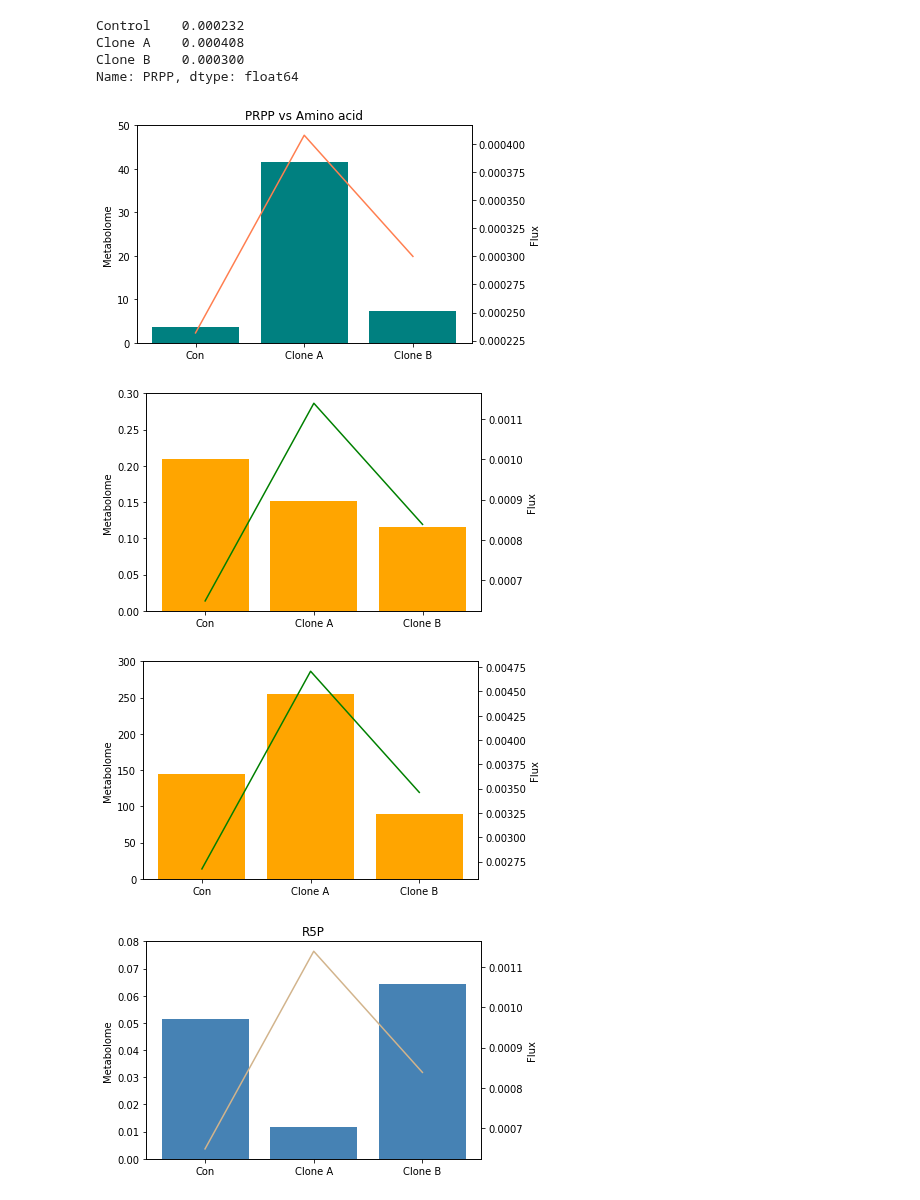
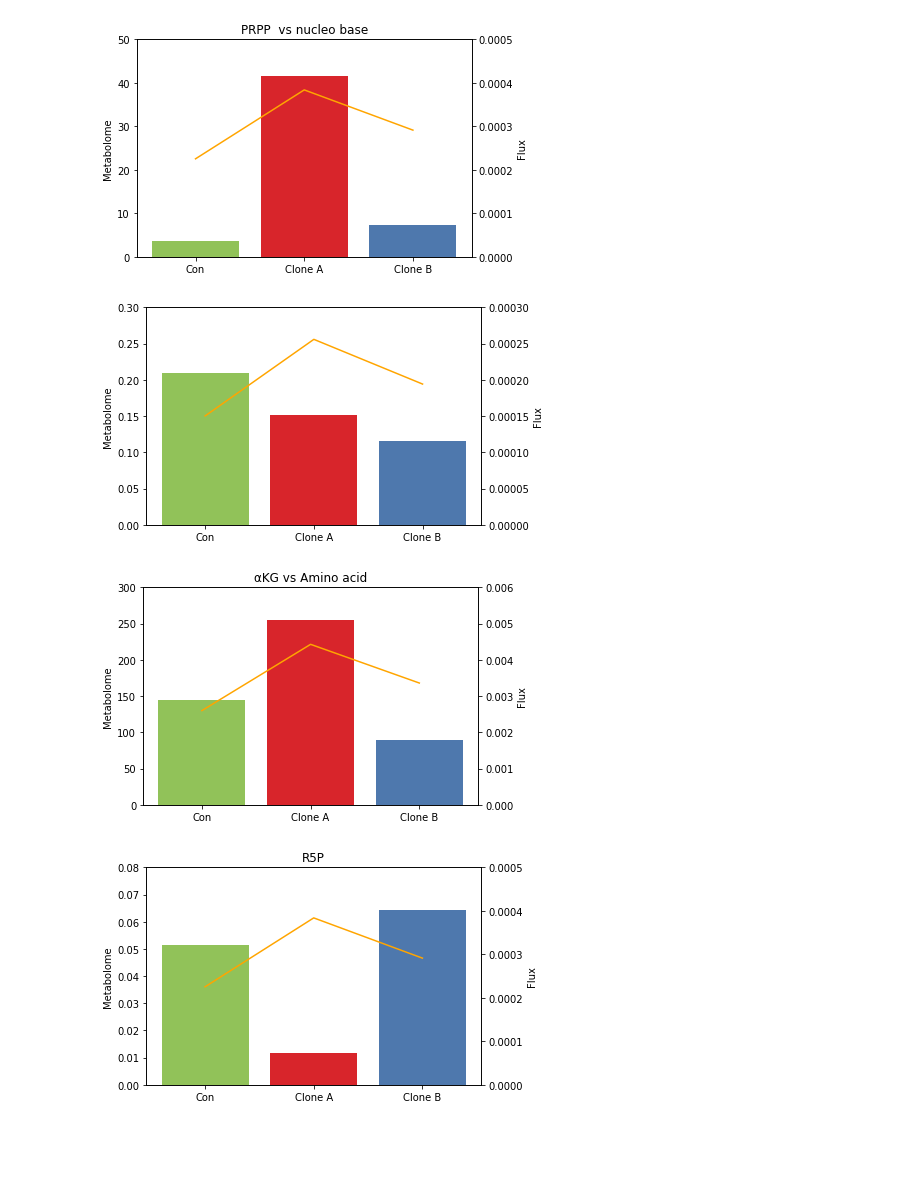
Before and after one commit to inoue0426/Cancer_cell_modeling_using_FBA, a Jupyter notebook: code/fba vs metabo unnormalize.ipynb, the cells around one changed output. Cells and saved outputs as stored; diff of their text form; code cells hidden in the pictures; blank space fills up the shorter version.

```diff
--- a/code/fba vs metabo unnormalize.ipynb
+++ b/code/fba vs metabo unnormalize.ipynb
@@ -6,12 +6,4 @@ import numpy as np
 %matplotlib inline
 # %%
 t = pd.read_excel('../result/metabo_mean.xlsx')
-fba = pd.read_csv('../result/fba_abs.csv', index_col=0)
-a = fba.loc[[
-    'R00268', 'R01056', 'R01049', 'R04779',
-    'R00342', 'R01082', 'R01325', 'R02740'
-]].sort_index()
-a.index = [
-    'akg', 'R5P→R5P', 'PRPP', 'F6P→F1,6P', 'Oxaloacetate, Malate',
-    'Malate, Fumarate', 'Citrate', 'G6P→F6P'
-]
+fba = pd.read_csv('../result/__fba__.csv', index_col=0)
@@ -36,40 +110,35 @@ t.loc[['Glucose 1-phosphate']]
 b = []
 for i in t.columns:
     b.append(sum(t.loc[['Cytosine', 'Uracil', 'Adenine', 'Guanine']][i]))
-# %%
-a.T['PRPP']
-# %% [output]
-Control    0.000232
-Clone A    0.000408
-Clone B    0.000300
-Name: PRPP, dtype: float64
 # %%
 fig, ax = plt.subplots()
 
 ax2 = ax.twinx()
-p1 = ax.bar(['Con', 'Clone A', 'Clone B'], np.array(b), color='#008080')
+p1 = ax.bar(['Con', 'Clone A', 'Clone B'], np.array(b), color=['#91c259', '#d8252b', '#4e78ad'])
 ax.set_ylim(0, 50)
 ax.set_ylabel('Metabolome')
-ax2.plot(['Con', 'Clone A', 'Clone B'], np.array(a.T['PRPP']), color='#ff7f50')
+ax2.plot(['Con', 'Clone A', 'Clone B'], np.array(fba.loc['R01049']), color='orange')
 ax2.set_ylabel('Flux')
-ax.set_title('PRPP  vs Amino acid')
+ax2.set_ylim(0, 0.0005)
+ax.set_title('PRPP  vs nucleo base')
 plt.show()
 # %% [output]
-[figure, old version]
+[figure, new version]
 # %%
 b = t.loc['Ribulose 5-phosphate']
 # %%
 fig, ax = plt.subplots()
 
 ax2 = ax.twinx()
-p1 = ax.bar(['Con', 'Clone A', 'Clone B'], np.array(b), color='orange')
+p1 = ax.bar(['Con', 'Clone A', 'Clone B'], np.array(b), color=['#91c259', '#d8252b', '#4e78ad'])
 ax.set_ylim(0, 0.3)
 ax.set_ylabel('Metabolome')
-ax2.plot(['Con', 'Clone A', 'Clone B'], np.array(a.T['R5P→R5P']), color='green')
+ax2.plot(['Con', 'Clone A', 'Clone B'], np.array(fba.loc['R01529'])*(-1), color='orange')
 ax2.set_ylabel('Flux')
+ax2.set_ylim(0, 0.0003)
 plt.show()
 # %% [output]
-[figure, old version]
+[figure, new version]
 # %%
 amino_acid = ['Ala', 'Arg', 'Asn', 'Asp', 'Gln', 'Glu', 'Gly', 'Ornithine', 'Pro', 'Ser']
 # %%
@@ -77,30 +146,33 @@ b = sum(t.loc[amino_acid]['Control']), sum(t.loc[amino_acid]['Clone A']), sum(t.
 # %%
 fig, ax = plt.subplots()
 
 ax2 = ax.twinx()
-p1 = ax.bar(['Con', 'Clone A', 'Clone B'], np.array(b), color='orange')
+p1 = ax.bar(['Con', 'Clone A', 'Clone B'], np.array(b), color=['#91c259', '#d8252b', '#4e78ad'])
 ax.set_ylim(0, 300)
 ax.set_ylabel('Metabolome')
-ax2.plot(['Con', 'Clone A', 'Clone B'], np.array(a.T['akg']), color='green')
+ax2.plot(['Con', 'Clone A', 'Clone B'], np.array(fba.loc['BIOMASS']*1.4836099999999999), color='orange')
 ax2.set_ylabel('Flux')
+ax2.set_ylim(0, 0.006)
+ax.set_title('αKG vs Amino acid')
 plt.show()
 # %% [output]
-[figure, old version]
+[figure, new version]
 # %%
 b = t.loc['Ribose 5-phosphate']
 # %%
 fig, ax = plt.subplots()
 
 ax2 = ax.twinx()
-p1 = ax.bar(['Con', 'Clone A', 'Clone B'], np.array(b), color='#4682b4')
+p1 = ax.bar(['Con', 'Clone A', 'Clone B'], np.array(b), color=['#91c259', '#d8252b', '#4e78ad'])
 ax.set_ylim(0, 0.08)
 ax.set_ylabel('Metabolome')
-ax2.plot(['Con', 'Clone A', 'Clone B'], np.array(a.T['R5P→R5P']), color='tan')
+ax2.plot(['Con', 'Clone A', 'Clone B'], np.array(fba.T['R01049']), color='orange')
 ax2.set_ylabel('Flux')
+ax2.set_ylim(0, 0.0005)
 ax.set_title('R5P')
 plt.show()
 # %% [output]
-[figure, old version]
+[figure, new version]
 # %%
 b = t.loc['Fructose 1,6-diphosphate']
 # %%
```
Also changed, not shown: parts of 19 cells of this notebook, 21 other files.
